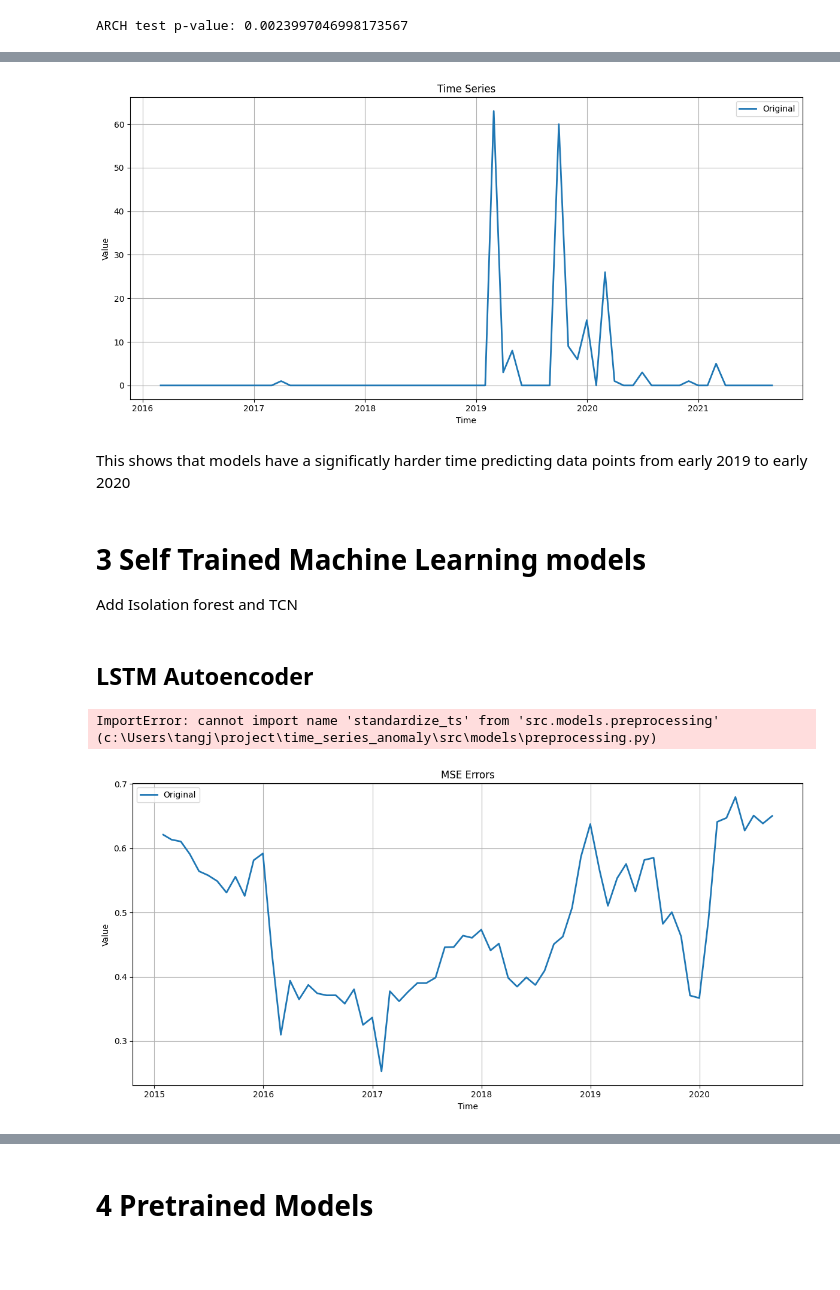
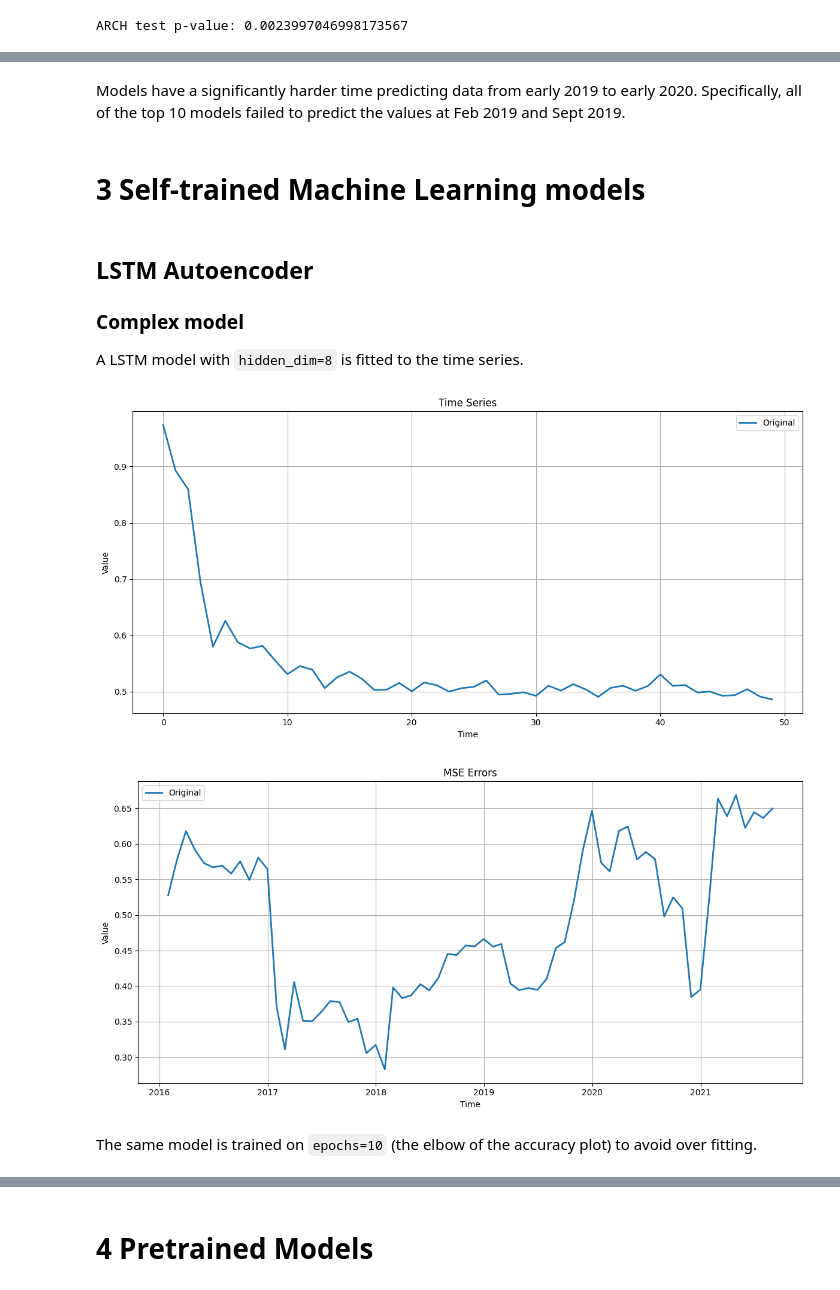
Before and after one commit to Jiaqi-Tang/Time-Series-Anomaly, a Jupyter notebook: notebooks/short_seasonal.ipynb, the cells around one changed output, grey strips where cells are left out. Drawn from its saved outputs; the diff is of its cells as text; code cells hidden in the pictures; blank space fills up the shorter version.

```diff
--- a/notebooks/short_seasonal.ipynb
+++ b/notebooks/short_seasonal.ipynb
@@ -18,7 +23,7 @@ from src.visualization.plots import plot_ts
 
 data_file = '../data/short_seasonal.csv'
 
-data, ts, lables = load_synthetic_data(data_file)
-plot_ts(ts, anom=lables)
+data, ts, labels = load_synthetic_data(data_file)
+plot_ts(ts, anom=labels)
 # %% [output]
 [figure]
@@ -229,42 +234,21 @@ plot_ts(anom_counts)
-# %%
-anom_counts = count_anoms(df_results[['anom']])
-plot_ts(anom_counts)
-# %% [output]
-[figure, removed]
 # %% [markdown]
-This shows that models have a significatly harder time predicting data points from early 2019 to early 2020
+Models have a significantly harder time predicting data from early 2019 to early 2020. Specifically, all of the top 10 models failed to predict the values at Feb 2019 and Sept 2019.
 # %% [markdown]
-# 3 Self Trained Machine Learning models
-
-Add Isolation forest and TCN
+# 3 Self-trained Machine Learning models
 # %% [markdown]
 ## LSTM Autoencoder
+
+### Complex model
+A LSTM model with `hidden_dim=8` is fitted to the time series.
-# %%
-import torch
-from src.models.preprocessing import standardize_ts, create_sliding_windows, np_to_dataloader
-
-g = torch.Generator()
-g.manual_seed(13)
-
-windows = create_sliding_windows(standardize_ts(ts), window_size=12)
-data_loader = np_to_dataloader(windows, batch_size=16, generator=g)
-# %% [output]
-ImportError: cannot import name 'standardize_ts' from 'src.models.preprocessing' (c:\Users\tangj\project\time_series_anomaly\src\models\preprocessing.py)
 # %%
-from src.models.self_trained_ml.lstm_ae import LSTMAutoencoder
-from src.models.self_trained_ml.lstm_ae import train_LSTMAE, eval_LTSMAE
-import torch
-import torch.optim as optim
-import torch.nn as nn
+from src.models.self_trained_ml.lstm_ae import model_LSTMAE
 
-model = LSTMAutoencoder(hidden_dim=8, latent_dim=8)
-criterion = nn.MSELoss()
-optimizer = optim.Adam(model.parameters(), lr=1e-2)
+mse_LSTM = model_LSTMAE(ts, window_size=12, batch_size=16, hidden_dim=8, latent_dim=8, learning_rate=0.01, epochs=50, plot_accuracy=True)
 
-train_LSTMAE(model, data_loader, criterion=criterion, optimizer=optimizer, epochs=50)
-mse_LSTM = eval_LTSMAE(model, test_data=torch.tensor(windows, dtype=torch.float32).unsqueeze(-1))
-
-errors_ts = pd.Series(mse_LSTM.numpy(), index=ts.index[:len(ts)-12])
+errors_ts = pd.Series(mse_LSTM.numpy(), index=ts.index[12:])
 plot_ts(errors_ts, title='MSE Errors')
 # %% [output]
-[figure, old version]
+[figure, new version]
+[figure, added]
+# %% [markdown]
+The same model is trained on `epochs=10` (the elbow of the accuracy plot) to avoid over fitting.
```
Also changed, not shown: parts of 63 cells of this notebook, 3 other files.
